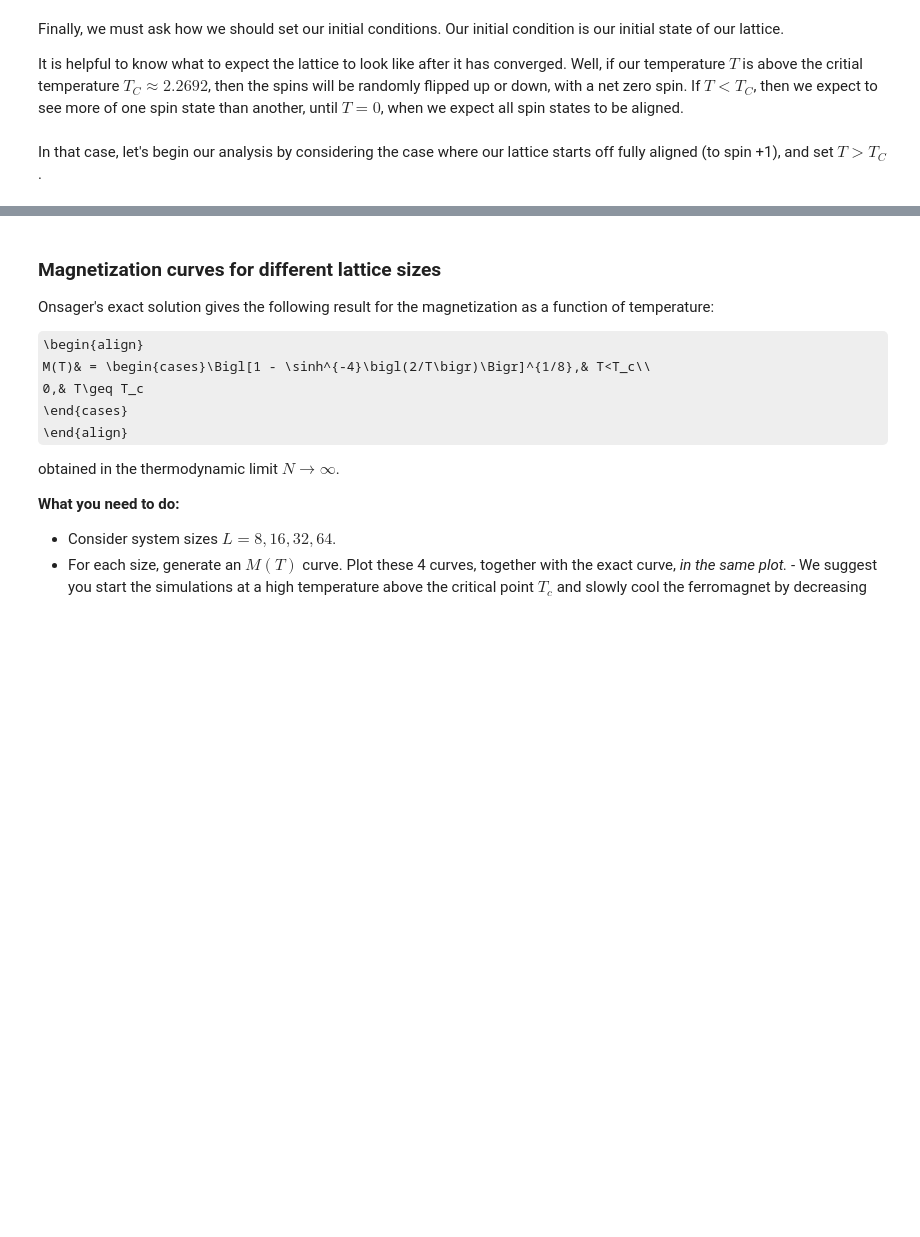
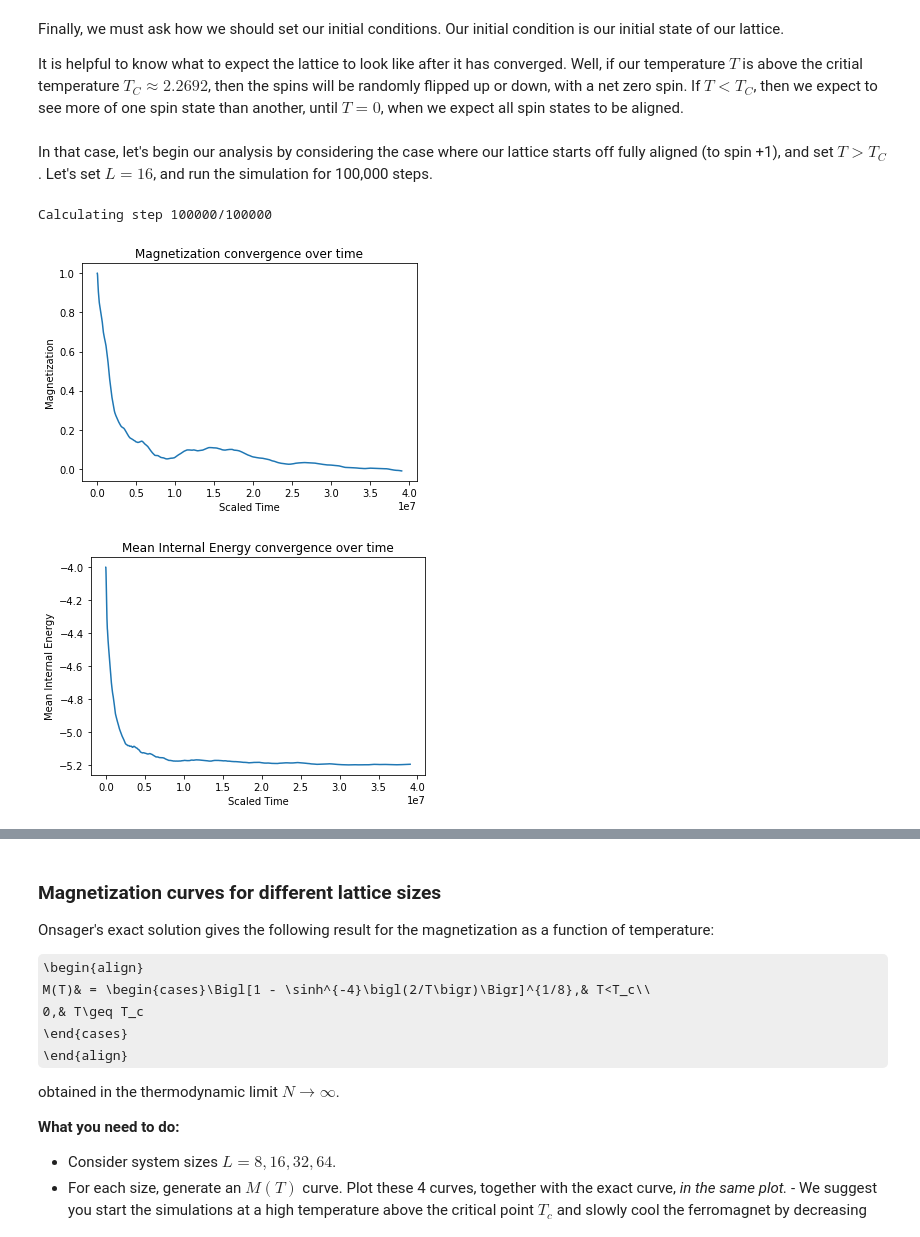
Before and after one commit to CzJLee/Physics-180N, a Jupyter notebook: Project 3/proj_3.ipynb, the cells around one changed output, grey strips where cells are left out. Saved outputs shown, nothing was run; the diff lists cells and outputs as text; code cells hidden in the pictures; some formulas as TeX source; blank space fills up the shorter version.

```diff
--- a/Project 3/proj_3.ipynb
+++ b/Project 3/proj_3.ipynb
@@ -109,4 +105,4 @@ Finally, we must ask how we should set our initial conditions. Our initial condi
 
 It is helpful to know what to expect the lattice to look like after it has converged. Well, if our temperature $T$ is above the critial temperature $T_C \approx 2.2692$, then the spins will be randomly flipped up or down, with a net zero spin. If $T < T_C$, then we expect to see more of one spin state than another, until $T = 0$, when we expect all spin states to be aligned.
 # %% [markdown]
-In that case, let's begin our analysis by considering the case where our lattice starts off fully aligned (to spin +1), and set $T > T_C$.
+In that case, let's begin our analysis by considering the case where our lattice starts off fully aligned (to spin +1), and set $T > T_C$. Let's set $L = 16$, and run the simulation for 100,000 steps.
@@ -120,0 +109,34 @@ model = Ising_2d(L, temp)
+# %%
+# Define parameters
+num_steps = 100000
+L = 16
+time_step_size = num_steps / (L ** 2)
+
+# Set temperature to be 3. This is larger than the critical temperature.
+temp = 3
+
+# Create our Ising model using L = 16, temp = 3.
+model = Ising_2d(L, temp)
+# model.set_rand_state()
+
+# Let's run the MCMC for multiple steps, and calculate values for U and M for each step.
+vals = model.mcmcm(num_steps, calculate_vals = True, verbose = True)
+
+# Now lets create our list of time steps to plot
+time_steps = [time_step_size * i for i in range(1, num_steps + 1)]
+
+plt.xlabel("Scaled Time")
+plt.ylabel('Magnetization')
+plt.title('Magnetization convergence over time')
+plt.plot(time_steps, vals["M"])
+plt.show()
+
+plt.xlabel("Scaled Time")
+plt.ylabel('Mean Internal Energy')
+plt.title('Mean Internal Energy convergence over time')
+plt.plot(time_steps, vals["U"])
+plt.show()
+# %% [output]
+Calculating step 100000/100000
+[figure, added]
+[figure, added]
```
Also changed, not shown: parts of 12 cells of this notebook.
